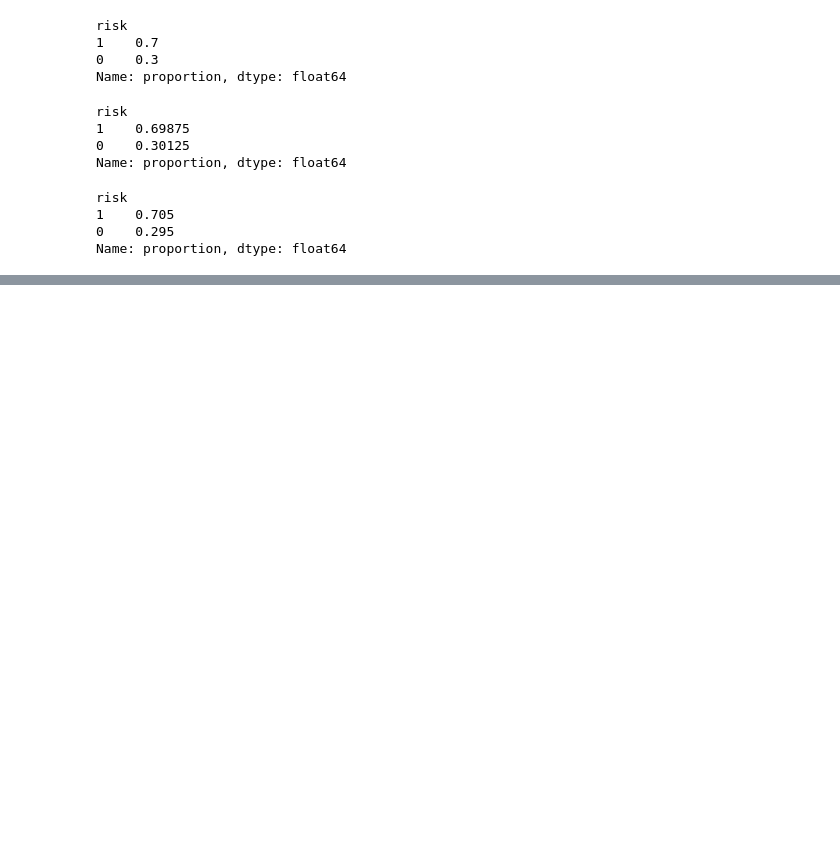
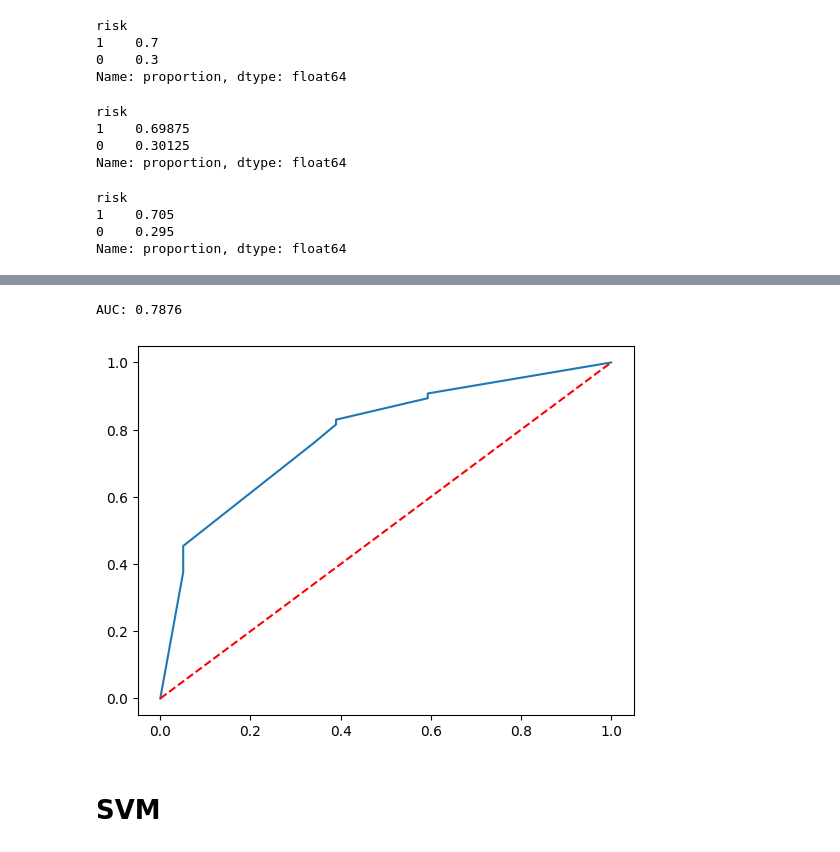
Before and after one commit to lwawrowski/cdv_bigdata, a Jupyter notebook: metody_analizy_przetwarzania_danych/2025_2026/gr2/20260418_klasyfikacja.ipynb, the cells around one changed output, grey strips where cells are left out. Cells and saved outputs as stored; diff of their text form; code cells hidden in the pictures; blank space fills up the shorter version.

```diff
--- a/metody_analizy_przetwarzania_danych/2025_2026/gr2/20260418_klasyfikacja.ipynb
+++ b/metody_analizy_przetwarzania_danych/2025_2026/gr2/20260418_klasyfikacja.ipynb
@@ -34,0 +142,14 @@ Name: proportion, dtype: float64
+# %%
+def roc_plot(y_true, X, model):
+    y_pred_proba = model.predict_proba(X)[:, 1]
+    fpr, tpr, thresholds = roc_curve(y_true, y_pred_proba)
+    plt.plot(fpr, tpr)
+    plt.plot([0, 1], [0, 1], linestyle='--', color='red')
+    print(f"AUC: {roc_auc_score(y_true, y_pred_proba):.4f}")
+# %%
+roc_plot(y_test, X_test, clf_tree)
+# %% [output]
+AUC: 0.7876
+[figure, added]
+# %% [markdown]
+# SVM
```
Also changed, not shown: parts of 39 cells of this notebook, 2 other files.
